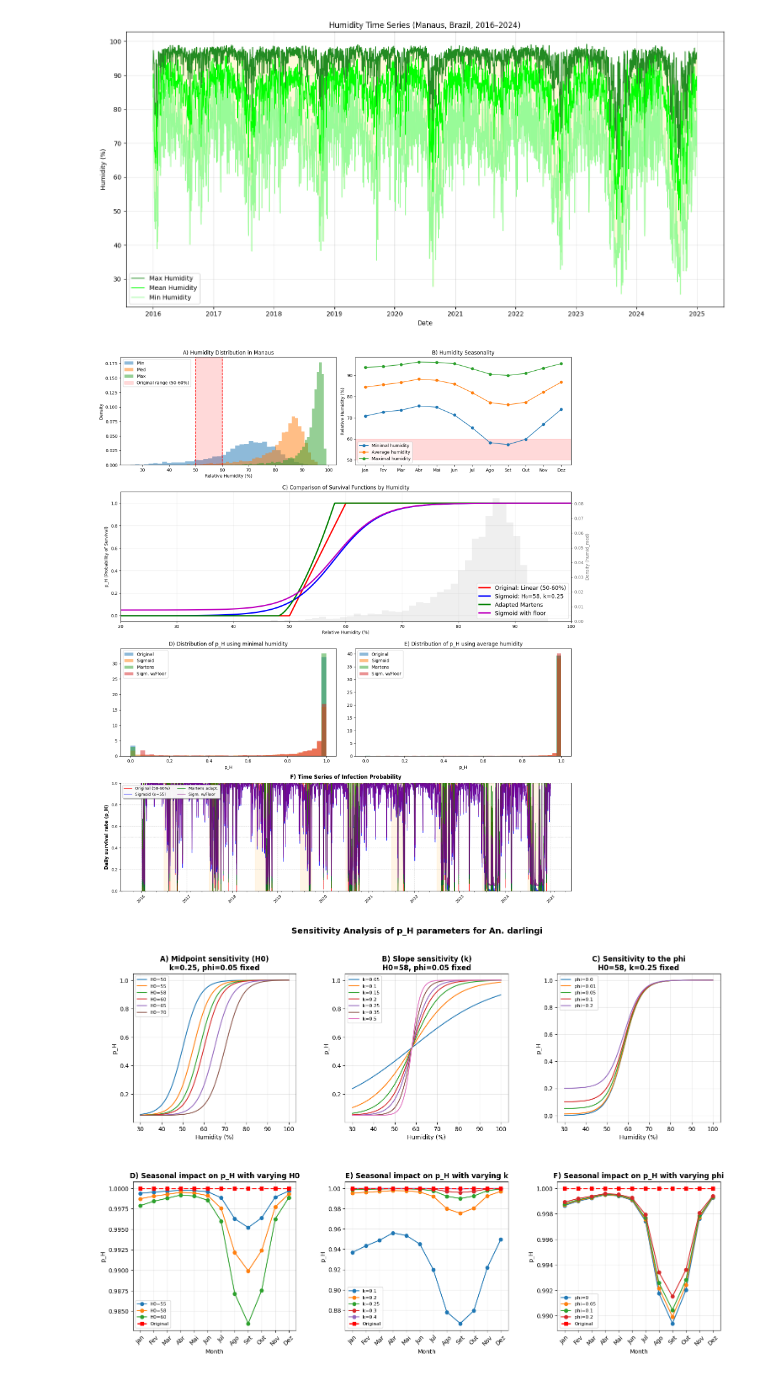
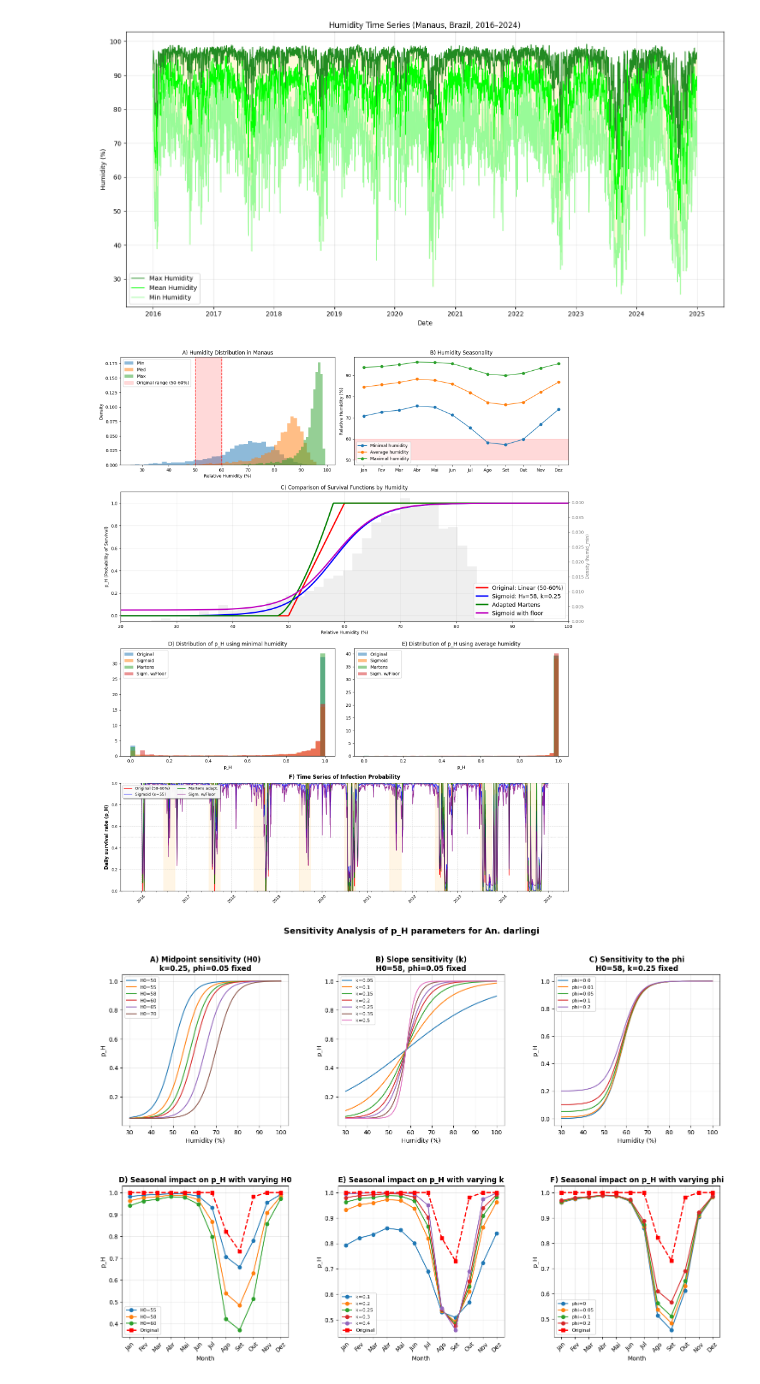
Before and after one commit to RaphaLevy/Study_on_malaria_dynamics_v2, a Jupyter notebook: data_files/notebooks/Environmental_Factor_Plots.ipynb, the cells around one changed output. Drawn from its saved outputs; the diff is of its cells as text; code cells hidden in the pictures.

Commit message:
Adds separate file for optimization of M'. Changed umid_med modifications back to umid_min

```diff
--- a/data_files/notebooks/Environmental_Factor_Plots.ipynb
+++ b/data_files/notebooks/Environmental_Factor_Plots.ipynb
@@ -480,15 +480,15 @@ H = np.linspace(20,100,1000)
 axC2 = axC.twinx()
 
 axC2.hist(
-    #climate_data['umid_min'],
-    climate_data['umid_med'],
+    climate_data['umid_min'],
+    #climate_data['umid_med'],
     bins=40,
     density=True,
     color='lightgray',
     alpha=0.35
 )
 
-axC2.set_ylabel('Density (humid_med)', color='gray') #axC2.set_ylabel('Density (humid_min)', color='gray')
+axC2.set_ylabel('Density (humid_min)', color='gray')
 axC2.tick_params(axis='y', colors='gray')
 
 axC.set_zorder(2)
@@ -517,23 +517,6 @@ axC.plot(H,
          color='m',
          lw=3,
          label='Sigmoid with floor')
-
-# axC.axvspan(
-#     40, 75,
-#     color='orange',
-#     alpha=0.08
-# )
-
-# axC.text(
-#     45,
-#     0.5,
-#     'Critical region\nfor An. darlingi',
-#     color='darkorange',
-#     ha='center',
-#     va='center',
-#     fontsize=14,
-#     style='italic'
-# )
 
 axC.set_xlim(20,100)
 axC.set_ylim(-0.05,1.1)
@@ -609,26 +592,26 @@ axE.legend()
 # F) Time Series
 # ======================================================
 
-climate_data['umid_med_smooth'] = (
-    climate_data['umid_med']
+climate_data['umid_min_smooth'] = (
+    climate_data['umid_min']
     .rolling(window=7, center=True, min_periods=1)
     .mean()
 )
 
-climate_data['pH_orig_med'] = p_H_original(climate_data['umid_med_smooth'])
+climate_data['pH_orig_min'] = p_H_original(climate_data['umid_min_smooth'])
 
-climate_data['pH_sig_med'] = p_H_sigmoid(
-    climate_data['umid_med_smooth'],
+climate_data['pH_sig_min'] = p_H_sigmoid(
+    climate_data['umid_min_smooth'],
     H0=55,
     k=0.30
 )
 
-climate_data['pH_mart_med'] = p_H_martens(
-    climate_data['umid_med_smooth']
+climate_data['pH_mart_min'] = p_H_martens(
+    climate_data['umid_min_smooth']
 )
 
-climate_data['pH_floor_med'] = p_H_sigmoid_floor(
-    climate_data['umid_med_smooth'],
+climate_data['pH_floor_min'] = p_H_sigmoid_floor(
+    climate_data['umid_min_smooth'],
     H0=58,
     k=0.25,
     phi=0.05
@@ -694,7 +677,7 @@ axF.spines['right'].set_visible(True)
 plt.tight_layout()
 plt.show()
 # %% [output]
-[figure, old version]
+[figure, new version]
 # %%
 # ============================================================
 # Sensitivity Analysis of Parameters
@@ -736,46 +719,46 @@ ax.grid(True, alpha=0.3)
 
 # D) Seasonal impact of H0
 ax = axes[1, 0]
-#monthly_min_mean = climate_data.groupby('month')['umid_min'].mean()
-monthly_med_mean = climate_data.groupby('month')['umid_med'].mean()
+monthly_min_mean = climate_data.groupby('month')['umid_min'].mean()
+#monthly_med_mean = climate_data.groupby('month')['umid_med'].mean()
 for H0 in [55, 58, 60]:
-    ax.plot(months_labels, p_H_sigmoid_floor(monthly_med_mean.values, H0=H0, k=0.25, phi=0.05), 'o-', label=f'H0={H0}')
-ax.plot(months_labels, p_H_original(monthly_med_mean.values), 's--', color='red', linewidth=2, label='Original')
+    ax.plot(months_labels, p_H_sigmoid_floor(monthly_min_mean.values, H0=H0, k=0.25, phi=0.05), 'o-', label=f'H0={H0}')
+ax.plot(months_labels, p_H_original(monthly_min_mean.values), 's--', color='red', linewidth=2, label='Original')
 ax.set_xlabel('Month')
 ax.set_ylabel('p_H')
 ax.set_title('D) Seasonal impact on p_H with varying H0', fontweight='bold')
 ax.legend(fontsize=8)
 ax.tick_params(axis='x', rotation=45)
 ax.grid(True, alpha=0.3)
 
 # E) Seasonal impact of k
 ax = axes[1, 1]
 for k in [0.1, 0.2, 0.25, 0.3, 0.4]:
-    ax.plot(months_labels, p_H_sigmoid_floor(monthly_med_mean.values, H0=58, k=k, phi=0.05), 'o-', label=f'k={k}')
-ax.plot(months_labels, p_H_original(monthly_med_mean.values), 's--', color='red', linewidth=2, label='Original')
+    ax.plot(months_labels, p_H_sigmoid_floor(monthly_min_mean.values, H0=58, k=k, phi=0.05), 'o-', label=f'k={k}')
+ax.plot(months_labels, p_H_original(monthly_min_mean.values), 's--', color='red', linewidth=2, label='Original')
 ax.set_xlabel('Month')
 ax.set_ylabel('p_H')
 ax.set_title('E) Seasonal impact on p_H with varying k', fontweight='bold')
 ax.legend(fontsize=8)
 ax.tick_params(axis='x', rotation=45)
 ax.grid(True, alpha=0.3)
 
 # F) Seasonal impact of phi
 ax = axes[1, 2]
 for phi in [0, 0.05, 0.1, 0.2]:
-    ax.plot(months_labels, p_H_sigmoid_floor(monthly_med_mean.values, H0=58, k=0.25, phi=phi), 'o-', label=f'phi={phi}')
-ax.plot(months_labels, p_H_original(monthly_med_mean.values), 's--', color='red', linewidth=2, label='Original')
+    ax.plot(months_labels, p_H_sigmoid_floor(monthly_min_mean.values, H0=58, k=0.25, phi=phi), 'o-', label=f'phi={phi}')
+ax.plot(months_labels, p_H_original(monthly_min_mean.values), 's--', color='red', linewidth=2, label='Original')
 ax.set_xlabel('Month')
 ax.set_ylabel('p_H')
 ax.set_title('F) Seasonal impact on p_H with varying phi', fontweight='bold')
 ax.legend(fontsize=8)
 ax.tick_params(axis='x', rotation=45)
 ax.grid(True, alpha=0.3)
 
 plt.suptitle('Sensitivity Analysis of p_H parameters for An. darlingi', fontsize=14, fontweight='bold')
 plt.show()
 # %% [output]
-[figure, old version]
+[figure, new version]
 # %%
 def p_H_high_original(Humid, H0=99.5, k=0.15):
     return 1.0 / (1.0 + np.exp(k * (Humid - H0)))
```
Also changed, not shown: parts of 1 cell of this notebook, 3 other files.
